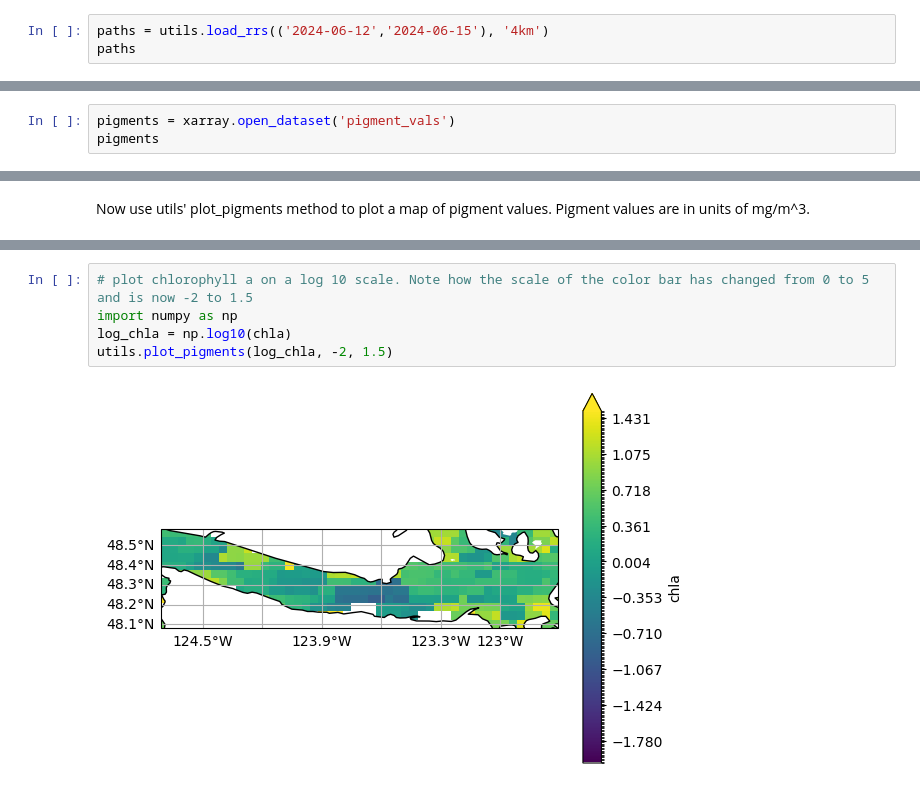
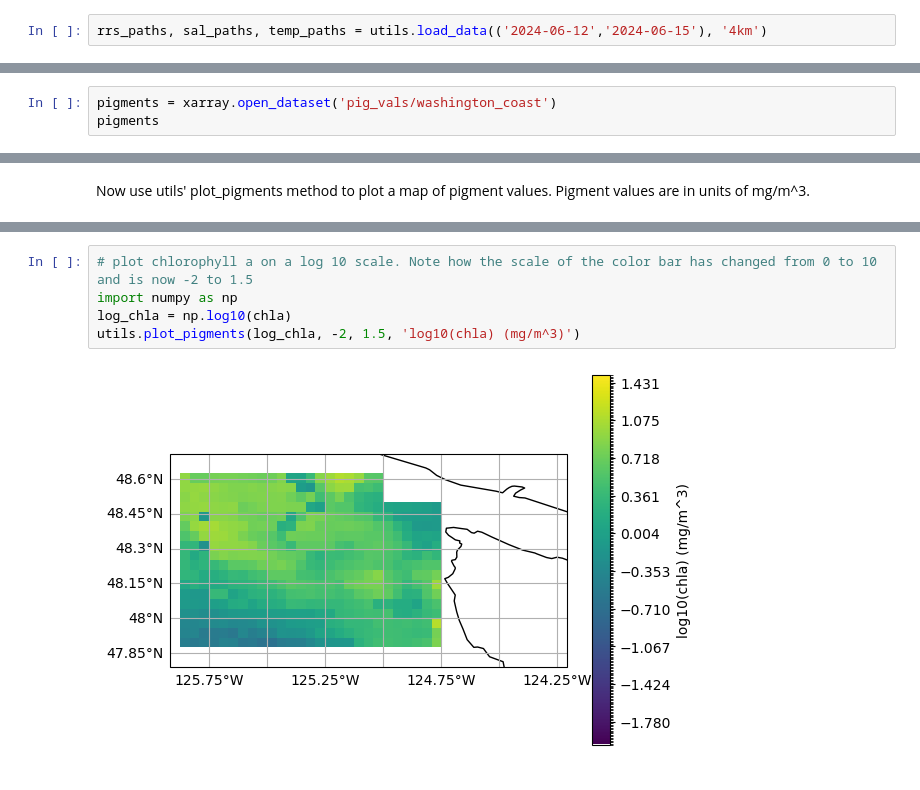
Before and after one commit to max-danenhower/pace-rrs-inversions-pigments, a Jupyter notebook: pace_to_pigments.ipynb, the cells around one changed output, grey strips where cells are left out. Cells and saved outputs as stored; diff of their text form.

```diff
--- a/pace_to_pigments.ipynb
+++ b/pace_to_pigments.ipynb
@@ -23,5 +27,4 @@ First download data Rrs data from PACE using utils' load_rrs method. This method
 # %%
-paths = utils.load_rrs(('2024-06-12','2024-06-15'), '4km')
-paths
+rrs_paths, sal_paths, temp_paths = utils.load_data(('2024-06-12','2024-06-15'), '4km')
 # %% [output]
 Granules found: 4
@@ -103,6 +140,6 @@ pigments.to_netcdf('pigment_vals')
 # %% [markdown]
 You can open the data file again when you need it
 # %%
-pigments = xarray.open_dataset('pigment_vals')
+pigments = xarray.open_dataset('pig_vals/washington_coast')
 pigments
 # %% [output]
@@ -128,10 +165,10 @@ utils.plot_pigments(pigments['chla'], 0, 5)
 # %%
-# plot chlorophyll a on a log 10 scale. Note how the scale of the color bar has changed from 0 to 5 and is now -2 to 1.5
+# plot chlorophyll a on a log 10 scale. Note how the scale of the color bar has changed from 0 to 10 and is now -2 to 1.5
 import numpy as np
 log_chla = np.log10(chla)
-utils.plot_pigments(log_chla, -2, 1.5)
+utils.plot_pigments(log_chla, -2, 1.5, 'log10(chla) (mg/m^3)')
 # %% [output]
-[figure, old version]
+[figure, new version]
 # %%
 # plot chlorophyll b on a log 10 scale
 chlb = pigments['chlb']
```
Also changed, not shown: parts of 23 cells of this notebook.
